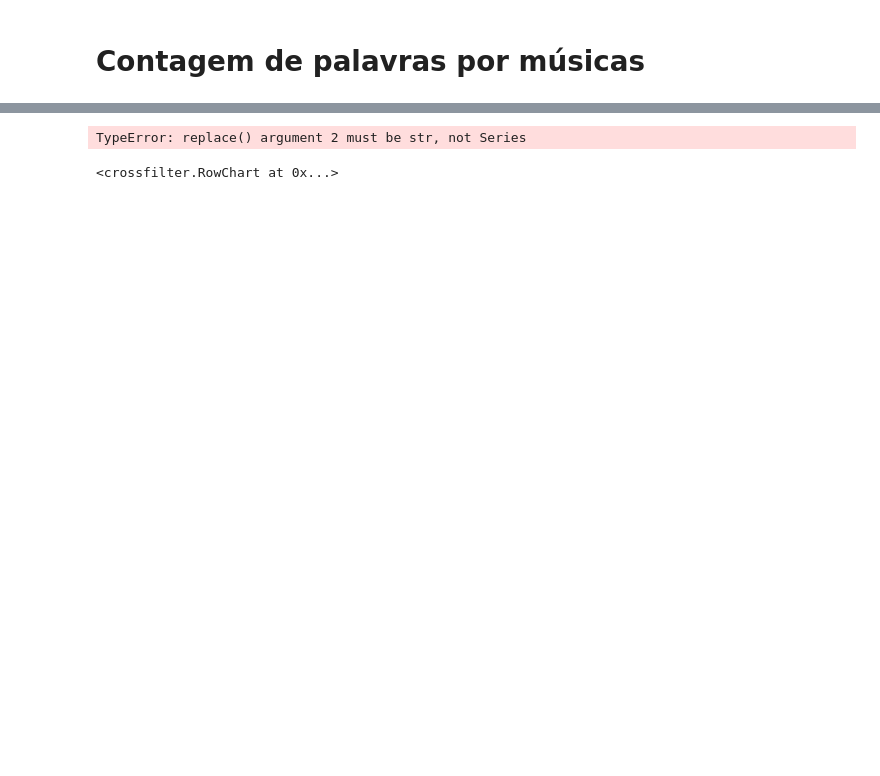
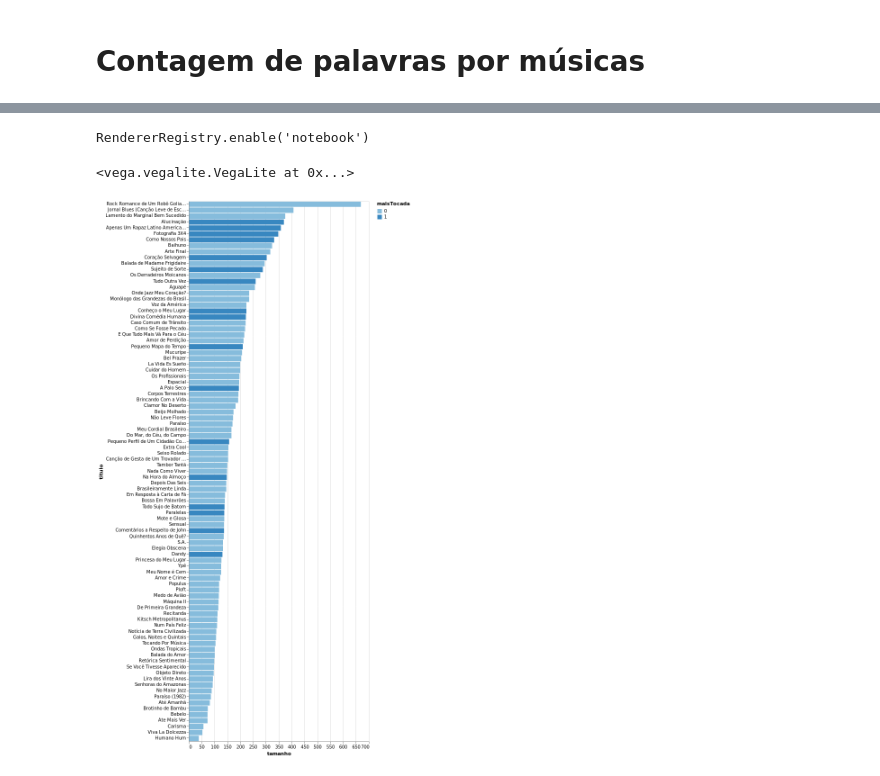
Before and after one commit to cabrau/datavis-course, a Jupyter notebook: projeto_final/visualizando_belchior.ipynb, the cells around one changed output, grey strips where cells are left out. Saved outputs shown, nothing was run; the diff lists cells and outputs as text; code cells hidden in the pictures; blank space fills up the shorter version.

```diff
--- a/projeto_final/visualizando_belchior.ipynb
+++ b/projeto_final/visualizando_belchior.ipynb
@@ -67,5 +58,17 @@ load_resources()
-# %%
-RowChart(df['tamanho'])
-# %% [output]
-TypeError: replace() argument 2 must be str, not Series
-<crossfilter.RowChart at 0x...>
+# %%
+import altair as alt
+alt.renderers.enable('notebook')
+# %% [output]
+RendererRegistry.enable('notebook')
+# %%
+rowbars = alt.Chart(df).mark_bar().encode(
+    x='tamanho:Q',
+    y= alt.Y('titulo:O', sort = alt.EncodingSortField(field="tamanho", order='descending')),
+    color = 'maisTocada:O',
+    tooltip=['titulo', 'tamanho', 'keywords']
+).interactive()
+
+rowbars.properties(height=1200)
+# %% [output]
+<vega.vegalite.VegaLite at 0x...>
+[figure, added]
```
Also changed, not shown: parts of 3 cells of this notebook.
